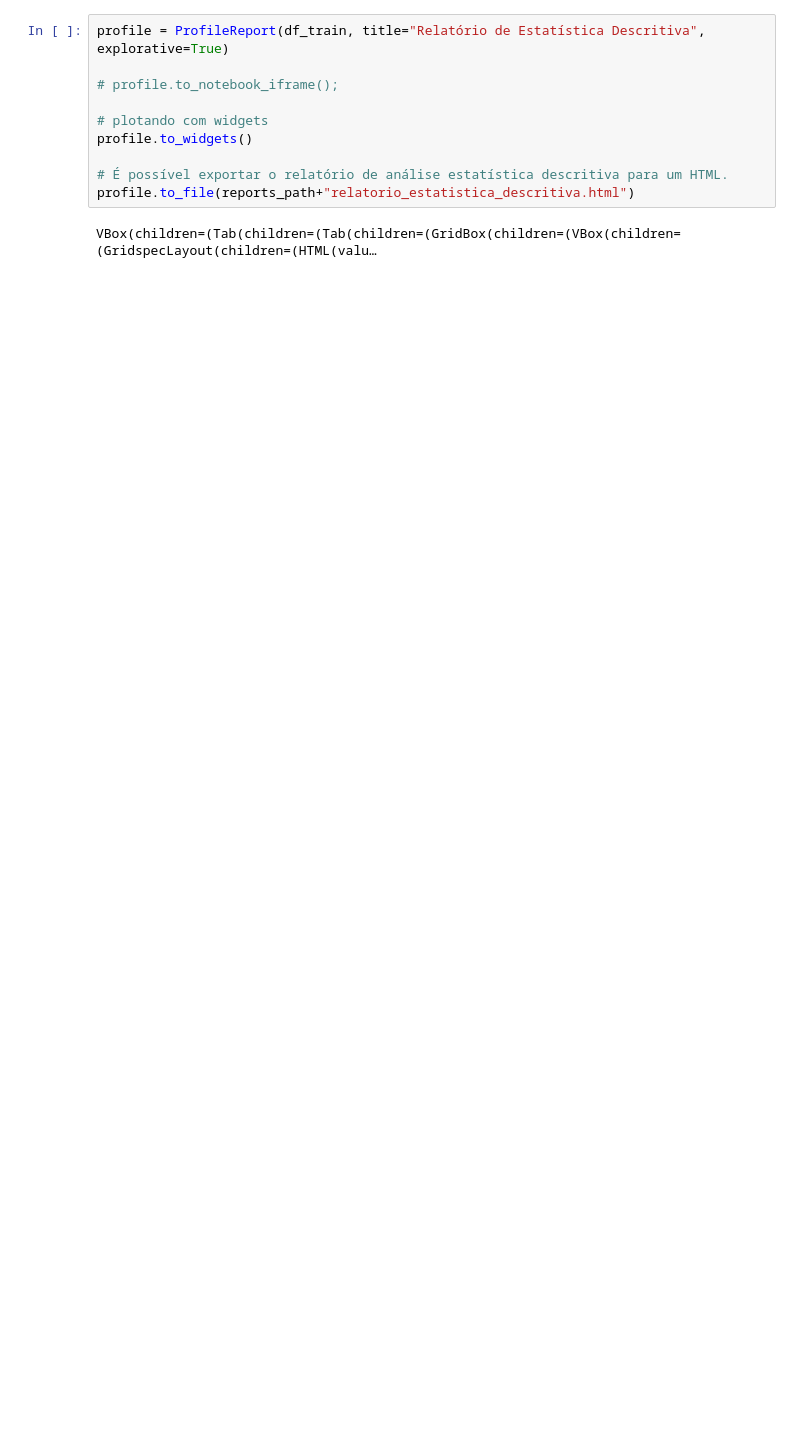
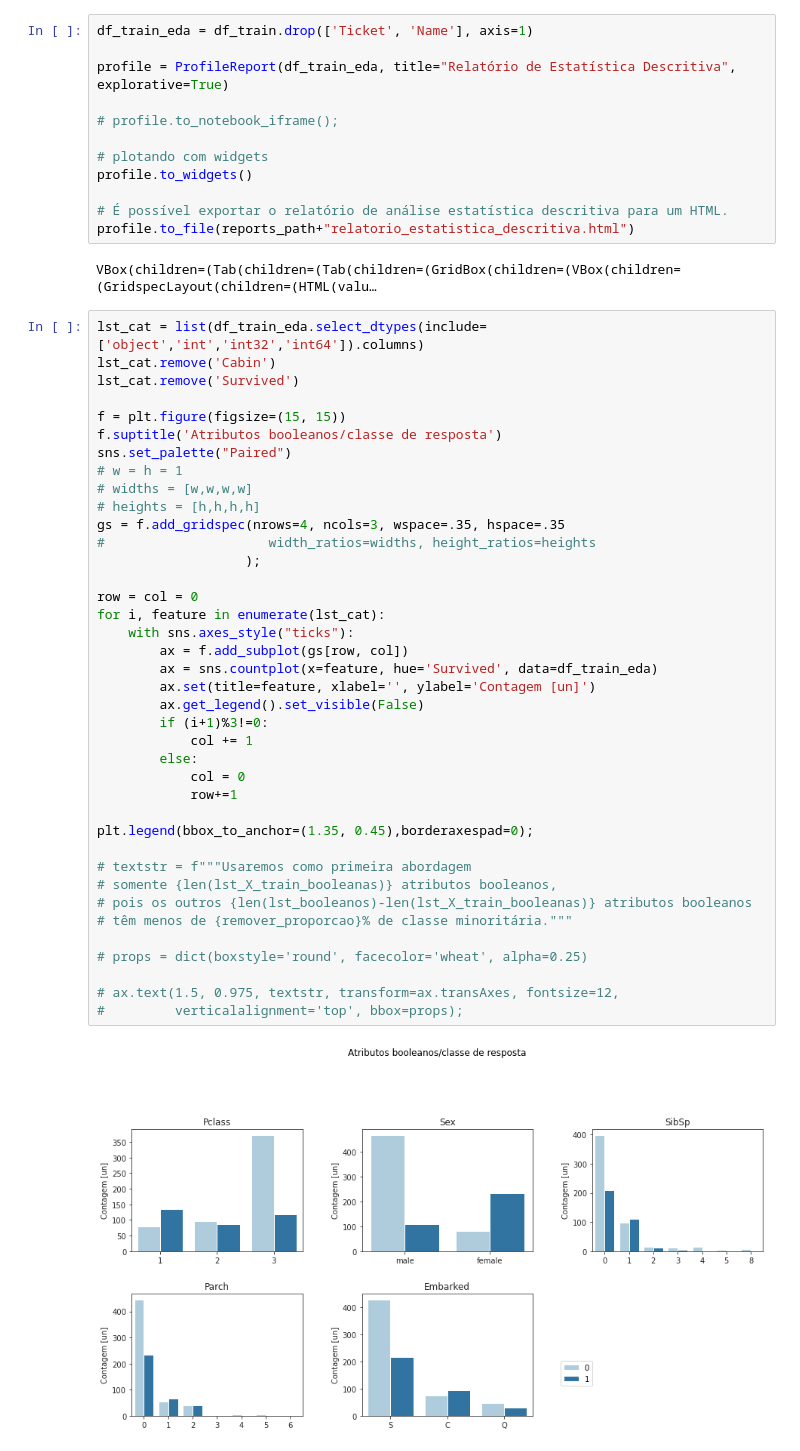
Before and after one commit to cafe-com-analytics/titanic-cafe, a Jupyter notebook: notebooks/1_business_data_understanding_suto.ipynb, the cells around one changed output. Drawn from its saved outputs; the diff is of its cells as text; blank space fills up the shorter version.

```diff
--- a/notebooks/1_business_data_understanding_suto.ipynb
+++ b/notebooks/1_business_data_understanding_suto.ipynb
@@ -119,7 +118,9 @@ Data columns (total 11 columns):
 dtypes: float64(2), int64(4), object(5)
 memory usage: 83.5+ KB
 # %%
-profile = ProfileReport(df_train, title="Relatório de Estatística Descritiva", explorative=True)
+df_train_eda = df_train.drop(['Ticket', 'Name'], axis=1)
+
+profile = ProfileReport(df_train_eda, title="Relatório de Estatística Descritiva", explorative=True)
 
 # profile.to_notebook_iframe();
 
@@ -130,3 +131,44 @@ profile.to_widgets()
 profile.to_file(reports_path+"relatorio_estatistica_descritiva.html")
 # %% [output]
 VBox(children=(Tab(children=(Tab(children=(GridBox(children=(VBox(children=(GridspecLayout(children=(HTML(valu…
+# %%
+lst_cat = list(df_train_eda.select_dtypes(include=['object','int','int32','int64']).columns)
+lst_cat.remove('Cabin')
+lst_cat.remove('Survived')
+
+f = plt.figure(figsize=(15, 15))
+f.suptitle('Atributos booleanos/classe de resposta')
+sns.set_palette("Paired")
+# w = h = 1
+# widths = [w,w,w,w]
+# heights = [h,h,h,h]
+gs = f.add_gridspec(nrows=4, ncols=3, wspace=.35, hspace=.35
+#                     width_ratios=widths, height_ratios=heights
+                   );
+
+row = col = 0
+for i, feature in enumerate(lst_cat):
+    with sns.axes_style("ticks"):
+        ax = f.add_subplot(gs[row, col])
+        ax = sns.countplot(x=feature, hue='Survived', data=df_train_eda)
+        ax.set(title=feature, xlabel='', ylabel='Contagem [un]')
+        ax.get_legend().set_visible(False)
+        if (i+1)%3!=0:
+            col += 1
+        else:
+            col = 0
+            row+=1
+
+plt.legend(bbox_to_anchor=(1.35, 0.45),borderaxespad=0);
+
+# textstr = f"""Usaremos como primeira abordagem
+# somente {len(lst_X_train_booleanas)} atributos booleanos,
+# pois os outros {len(lst_booleanos)-len(lst_X_train_booleanas)} atributos booleanos
+# têm menos de {remover_proporcao}% de classe minoritária."""
+
+# props = dict(boxstyle='round', facecolor='wheat', alpha=0.25)
+
+# ax.text(1.5, 0.975, textstr, transform=ax.transAxes, fontsize=12,
+#         verticalalignment='top', bbox=props);
+# %% [output]
+[figure, added]
```
Also changed, not shown: parts of 4 cells of this notebook, 6 other files.
